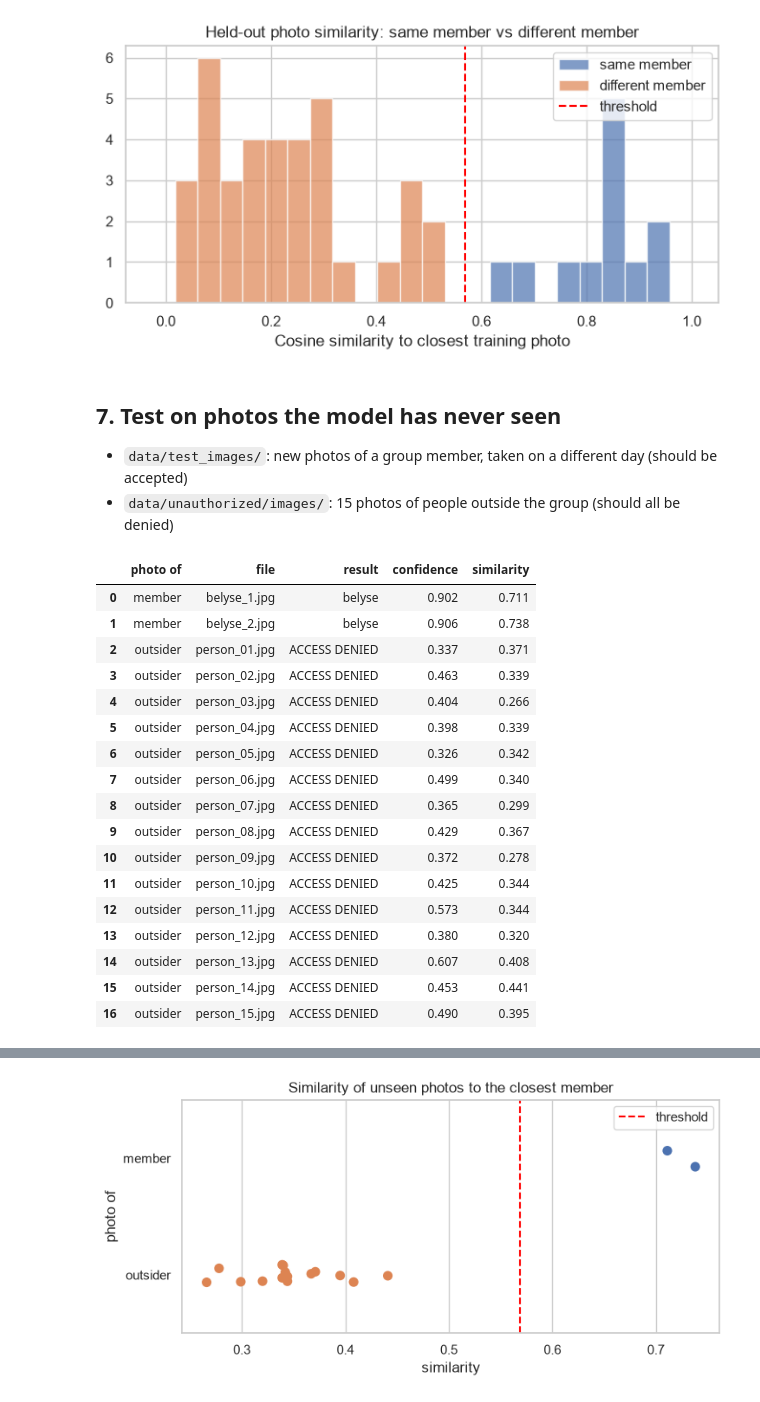
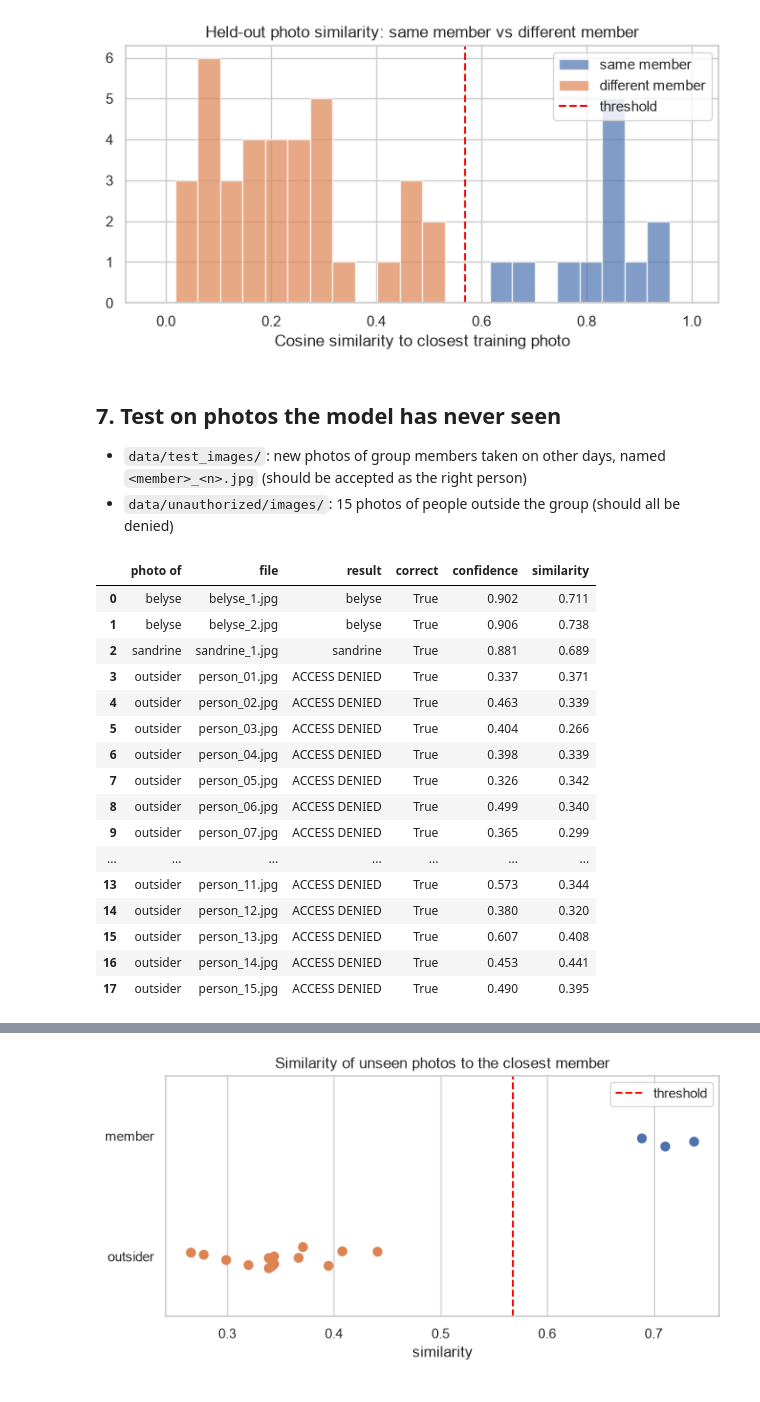
Before and after one commit to kbelyse/MLP-Formative-2-Group-14, a Jupyter notebook: notebooks/02_image_processing.ipynb, the cells around one changed output, grey strips where cells are left out. Cells and saved outputs as stored; diff of their text form; code cells hidden in the pictures.

Commit message:
Add unseen photo of Sandrine to face model test set

```diff
--- a/notebooks/02_image_processing.ipynb
+++ b/notebooks/02_image_processing.ipynb
@@ -260,47 +260,49 @@ Similarity threshold: 0.568
 # %% [markdown]
 ## 7. Test on photos the model has never seen
 
-- `data/test_images/`: new photos of a group member, taken on a different day (should be accepted)
+- `data/test_images/`: new photos of group members taken on other days, named `<member>_<n>.jpg` (should be accepted as the right person)
 - `data/unauthorized/images/`: 15 photos of people outside the group (should all be denied)
 # %%
 def image_files(folder):
     return sorted(os.path.join(folder, f) for f in os.listdir(folder) if f.lower().endswith((".jpg", ".jpeg", ".png")))
 
-tests = [("member", p) for p in image_files(TEST_DIR)] + [("outsider", p) for p in image_files(UNAUTHORIZED_DIR)]
+tests = [(os.path.basename(p).split("_")[0], p) for p in image_files(TEST_DIR)]
+tests += [("outsider", p) for p in image_files(UNAUTHORIZED_DIR)]
 rows = []
-for who, path in tests:
+for expected, path in tests:
     member, conf, sim = face_model.predict_face(path, bundle)
-    rows.append({"photo of": who, "file": os.path.basename(path), "result": member or "ACCESS DENIED",
-                 "confidence": round(conf, 3), "similarity": round(sim, 3)})
+    result = member or "ACCESS DENIED"
+    correct = (result == "ACCESS DENIED") if expected == "outsider" else (result == expected)
+    rows.append({"photo of": expected, "file": os.path.basename(path), "result": result,
+                 "correct": correct, "confidence": round(conf, 3), "similarity": round(sim, 3)})
 test_results = pd.DataFrame(rows)
 test_results
 # %% [output]
-|  | photo of | file | result | confidence | similarity |
-| 0 | member | belyse_1.jpg | belyse | 0.902 | 0.711 |
-| 1 | member | belyse_2.jpg | belyse | 0.906 | 0.738 |
-| 2 | outsider | person_01.jpg | ACCESS DENIED | 0.337 | 0.371 |
-| 3 | outsider | person_02.jpg | ACCESS DENIED | 0.463 | 0.339 |
-| 4 | outsider | person_03.jpg | ACCESS DENIED | 0.404 | 0.266 |
-| 5 | outsider | person_04.jpg | ACCESS DENIED | 0.398 | 0.339 |
-| 6 | outsider | person_05.jpg | ACCESS DENIED | 0.326 | 0.342 |
-| 7 | outsider | person_06.jpg | ACCESS DENIED | 0.499 | 0.340 |
-| 8 | outsider | person_07.jpg | ACCESS DENIED | 0.365 | 0.299 |
-| 9 | outsider | person_08.jpg | ACCESS DENIED | 0.429 | 0.367 |
-| 10 | outsider | person_09.jpg | ACCESS DENIED | 0.372 | 0.278 |
-| 11 | outsider | person_10.jpg | ACCESS DENIED | 0.425 | 0.344 |
-| 12 | outsider | person_11.jpg | ACCESS DENIED | 0.573 | 0.344 |
-| 13 | outsider | person_12.jpg | ACCESS DENIED | 0.380 | 0.320 |
-| 14 | outsider | person_13.jpg | ACCESS DENIED | 0.607 | 0.408 |
-| 15 | outsider | person_14.jpg | ACCESS DENIED | 0.453 | 0.441 |
-| 16 | outsider | person_15.jpg | ACCESS DENIED | 0.490 | 0.395 |
+|  | photo of | file | result | correct | confidence | similarity |
+| 0 | belyse | belyse_1.jpg | belyse | True | 0.902 | 0.711 |
+| 1 | belyse | belyse_2.jpg | belyse | True | 0.906 | 0.738 |
+| 2 | sandrine | sandrine_1.jpg | sandrine | True | 0.881 | 0.689 |
+| 3 | outsider | person_01.jpg | ACCESS DENIED | True | 0.337 | 0.371 |
+| 4 | outsider | person_02.jpg | ACCESS DENIED | True | 0.463 | 0.339 |
+| 5 | outsider | person_03.jpg | ACCESS DENIED | True | 0.404 | 0.266 |
+| 6 | outsider | person_04.jpg | ACCESS DENIED | True | 0.398 | 0.339 |
+| 7 | outsider | person_05.jpg | ACCESS DENIED | True | 0.326 | 0.342 |
+| 8 | outsider | person_06.jpg | ACCESS DENIED | True | 0.499 | 0.340 |
+| 9 | outsider | person_07.jpg | ACCESS DENIED | True | 0.365 | 0.299 |
+| ... | ... | ... | ... | ... | ... | ... |
+| 13 | outsider | person_11.jpg | ACCESS DENIED | True | 0.573 | 0.344 |
+| 14 | outsider | person_12.jpg | ACCESS DENIED | True | 0.380 | 0.320 |
+| 15 | outsider | person_13.jpg | ACCESS DENIED | True | 0.607 | 0.408 |
+| 16 | outsider | person_14.jpg | ACCESS DENIED | True | 0.453 | 0.441 |
+| 17 | outsider | person_15.jpg | ACCESS DENIED | True | 0.490 | 0.395 |
 # %%
-members_ok = (test_results["photo of"] == "member") & (test_results["result"] != "ACCESS DENIED")
-outsiders_ok = (test_results["photo of"] == "outsider") & (test_results["result"] == "ACCESS DENIED")
-print(f"Members accepted:  {members_ok.sum()} / {(test_results['photo of'] == 'member').sum()}")
-print(f"Outsiders denied:  {outsiders_ok.sum()} / {(test_results['photo of'] == 'outsider').sum()}")
+is_member = test_results["photo of"] != "outsider"
+print(f"Members recognised as the right person: {test_results[is_member]['correct'].sum()} / {is_member.sum()}")
+print(f"Outsiders denied:                       {test_results[~is_member]['correct'].sum()} / {(~is_member).sum()}")
 
 fig, ax = plt.subplots(figsize=(8, 3.5))
-sns.stripplot(data=test_results, x="similarity", y="photo of", hue="photo of", size=8, ax=ax, legend=False)
+group = np.where(is_member, "member", "outsider")
+sns.stripplot(x=test_results["similarity"], y=group, hue=group, size=8, ax=ax, legend=False)
 ax.axvline(bundle["similarity_threshold"], color="red", linestyle="--", label="threshold")
 ax.set_title("Similarity of unseen photos to the closest member")
 ax.legend()
@@ -311,4 +313,4 @@ Outsiders denied:  15 / 15
-[figure, old version]
+[figure, new version]
 # %% [markdown]
 ## Summary
 
```
Also changed, not shown: parts of 2 cells of this notebook, 1 other file.
